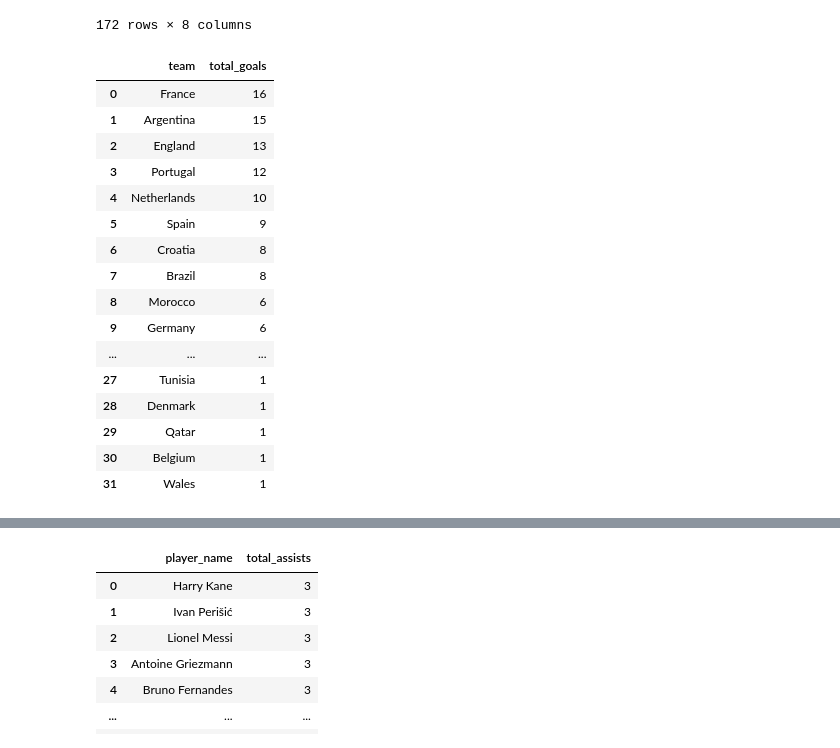
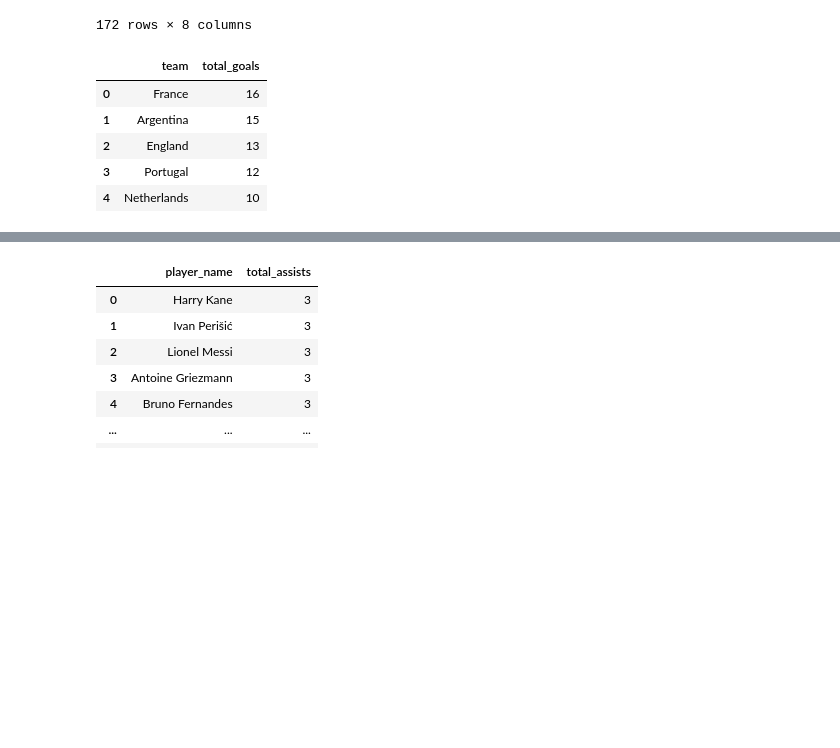
Before and after one commit to caiocmb7/projetos, a Jupyter notebook: ML&AI/world cup 2022/worldcup_eda.ipynb, the cells around one changed output, grey strips where cells are left out. Cells and saved outputs as stored; diff of their text form; code cells hidden in the pictures; blank space fills up the shorter version.

```diff
--- a/ML&AI/world cup 2022/worldcup_eda.ipynb
+++ b/ML&AI/world cup 2022/worldcup_eda.ipynb
@@ -546,13 +590,13 @@ Own goal                2
 Red card                1
 Name: event_type, dtype: int64
 # %%
-df_players_goals = df_events_list[
+df_players_all_goals = df_events_list[
     (df_events_list.event_type == "Goal")
     | (df_events_list.event_type == "Penalty")
     | (df_events_list.event_type == "Own goal")
 ]
 # df_players_goals.to_csv("datasets/df_players_goals.csv", index=False)
-df_players_goals
+df_players_all_goals
 # %% [output]
 |  | event_id | match_id | team | event_team | event_time | event_type | action_player_1 | action_player_2 |
 | 0 | 1 | 1.0 | Argentina | home | 23' | Penalty | Lionel Messi | Penalty |
@@ -568,25 +612,18 @@ df_players_goals
 | 1033 | 1034 | 64.0 | Ecuador | away | 31' | Goal | Enner Valencia | Ángelo Preciado |
 172 rows × 8 columns
 # %%
-df_players_goals.team.value_counts().to_frame().reset_index().rename(
-    {"index": "team", "team": "total_goals"}, axis=1
+df_teams_goals = (
+    df_players_all_goals.team.value_counts()
+    .to_frame()
+    .reset_index()
+    .rename({"index": "team", "team": "total_goals"}, axis=1)
 )
+df_teams_goals.head()
 # %% [output]
 |  | team | total_goals |
 | 0 | France | 16 |
 | 1 | Argentina | 15 |
 | 2 | England | 13 |
 | 3 | Portugal | 12 |
 | 4 | Netherlands | 10 |
-| 5 | Spain | 9 |
-| 6 | Croatia | 8 |
-| 7 | Brazil | 8 |
-| 8 | Morocco | 6 |
-| 9 | Germany | 6 |
-| ... | ... | ... |
-| 27 | Tunisia | 1 |
-| 28 | Denmark | 1 |
-| 29 | Qatar | 1 |
-| 30 | Belgium | 1 |
-| 31 | Wales | 1 |
 # %%
```
Also changed, not shown: parts of 23 cells of this notebook.
